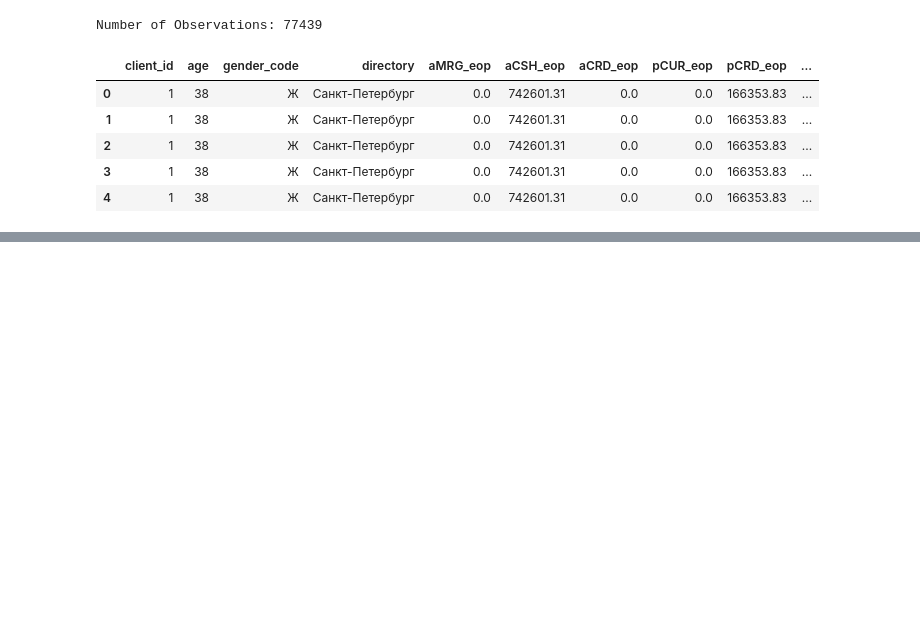
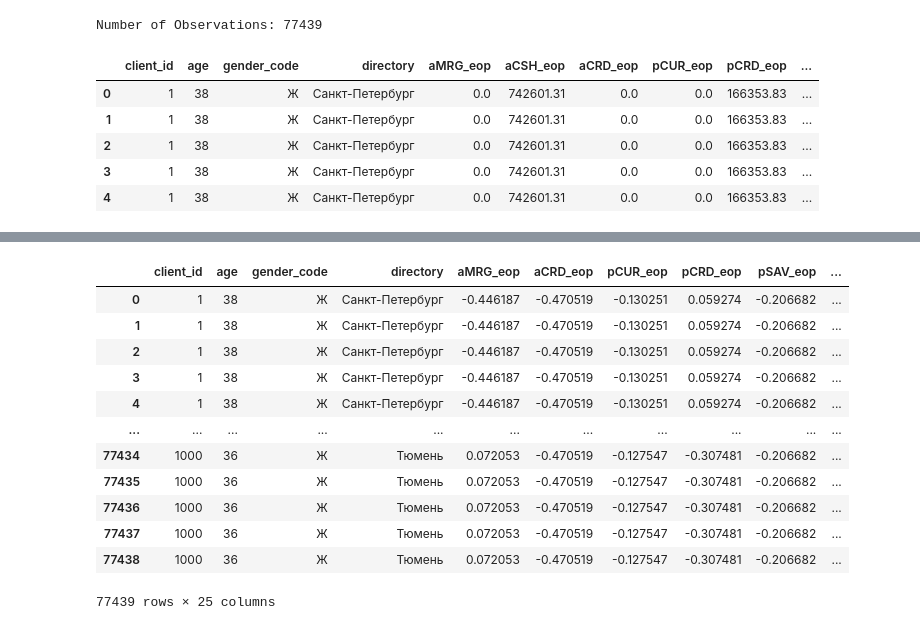
Before and after one commit to anys001/MLDM-project, a Jupyter notebook: BankProj.ipynb, the cells around one changed output, grey strips where cells are left out. Cells and saved outputs as stored; diff of their text form; code cells hidden in the pictures; blank space fills up the shorter version.

```diff
--- a/BankProj.ipynb
+++ b/BankProj.ipynb
@@ -340,0 +361,45 @@ Number of Observations: 77439
+# %%
+scaler_std = StandardScaler()
+feat_std = ['aMRG_eop', 'aCRD_eop', 'pCUR_eop', 'pCRD_eop', 'pSAV_eop', 'pDEP_eop', 'sWork_S', 'tPOS_S', 'CARD_AMOUNT_EQV_CBR']
+df_merged[feat_std] = scaler_std.fit_transform(df_merged[feat_std])
+#display(df_merged)
+# %%
+# Extract date and leave only day, as month and year are the same for all observations
+df_merged['tr_date'] = pd.to_datetime(df_merged['TRANSACTION_DT'])
+df_merged['tr_day'] = df_merged['tr_date'].dt.day
+# %%
+# Create new features from transactions
+tr_summary = df_merged.groupby('client_id')['CARD_AMOUNT_EQV_CBR'].agg(['mean', 'count']).reset_index()
+tr_summary.columns = ['client_id', 'avg_tr', 'tr_count']
+df_merged = pd.merge(df_merged, tr_summary, on='client_id', how='left')
+# %%
+# Applying minmax scale for age and day
+scaler_mnx = MinMaxScaler()
+age_values = df_merged['age'].values.reshape(-1, 1)
+tr_day_values = df_merged['tr_day'].values.reshape(-1, 1)
+
+df_merged['age_sc'] = scaler_mnx.fit_transform(age_values)
+df_merged['tr_day_sc'] = scaler_mnx.fit_transform(tr_day_values)
+
+#grouping age
+bins = [18, 25, 35, 45, 55, 65, 100]
+labels = ['18-25', '26-35', '36-45', '46-55', '56-65', '66+']
+df_merged['age_group'] = pd.cut(df_merged['age'], bins=bins, labels=labels, right=False)
+#display(df_merged)
+# %%
+# Dropping not needed variables
+df_merged.drop(columns=['tr_date', 'TRANSACTION_DT', 'aCSH_eop'])
+# %% [output]
+|  | client_id | age | gender_code | directory | aMRG_eop | aCRD_eop | pCUR_eop | pCRD_eop | pSAV_eop | ... |
+| 0 | 1 | 38 | Ж | Санкт-Петербург | -0.446187 | -0.470519 | -0.130251 | 0.059274 | -0.206682 | ... |
+| 1 | 1 | 38 | Ж | Санкт-Петербург | -0.446187 | -0.470519 | -0.130251 | 0.059274 | -0.206682 | ... |
+| 2 | 1 | 38 | Ж | Санкт-Петербург | -0.446187 | -0.470519 | -0.130251 | 0.059274 | -0.206682 | ... |
+| 3 | 1 | 38 | Ж | Санкт-Петербург | -0.446187 | -0.470519 | -0.130251 | 0.059274 | -0.206682 | ... |
+| 4 | 1 | 38 | Ж | Санкт-Петербург | -0.446187 | -0.470519 | -0.130251 | 0.059274 | -0.206682 | ... |
+| ... | ... | ... | ... | ... | ... | ... | ... | ... | ... | ... |
+| 77434 | 1000 | 36 | Ж | Тюмень | 0.072053 | -0.470519 | -0.127547 | -0.307481 | -0.206682 | ... |
+| 77435 | 1000 | 36 | Ж | Тюмень | 0.072053 | -0.470519 | -0.127547 | -0.307481 | -0.206682 | ... |
+| 77436 | 1000 | 36 | Ж | Тюмень | 0.072053 | -0.470519 | -0.127547 | -0.307481 | -0.206682 | ... |
+| 77437 | 1000 | 36 | Ж | Тюмень | 0.072053 | -0.470519 | -0.127547 | -0.307481 | -0.206682 | ... |
+| 77438 | 1000 | 36 | Ж | Тюмень | 0.072053 | -0.470519 | -0.127547 | -0.307481 | -0.206682 | ... |
+77439 rows × 25 columns
```
Also changed, not shown: parts of 17 cells of this notebook.
